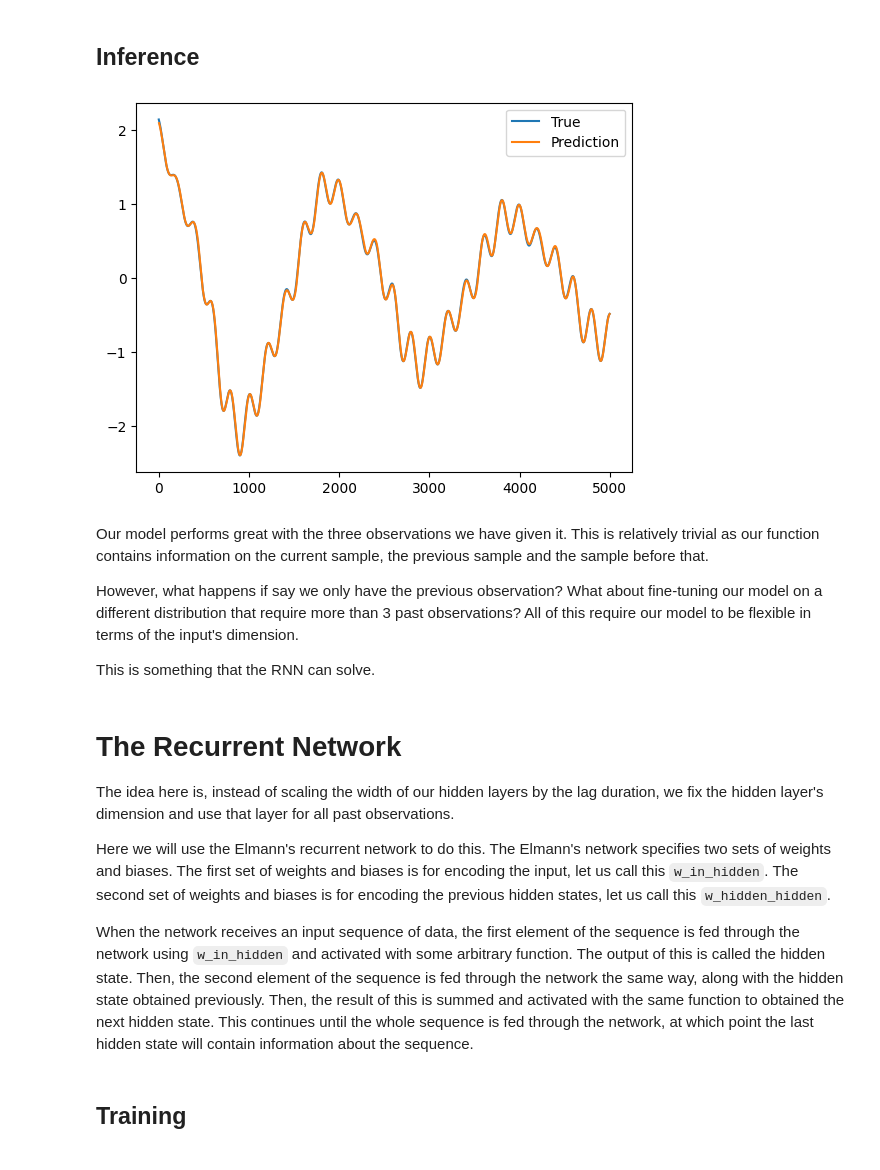
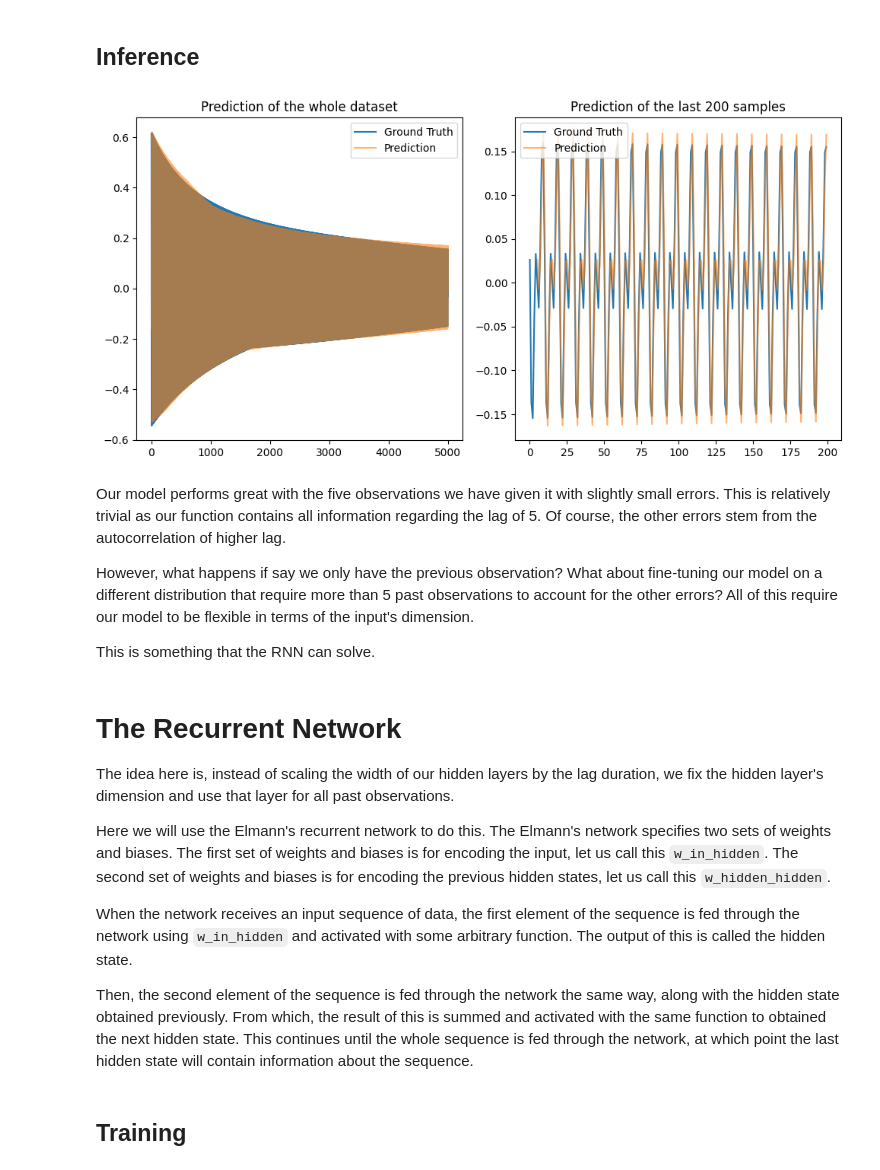
Before and after one commit to Ngoc-Cac/Deep-Learning-with-PyTorch, a Jupyter notebook: Topics/Recurrent Neural Network/Simple RNN/1. RNN.ipynb, the cells around one changed output. Saved outputs shown, nothing was run; the diff lists cells and outputs as text; code cells hidden in the pictures.

```diff
--- a/Topics/Recurrent Neural Network/Simple RNN/1. RNN.ipynb
+++ b/Topics/Recurrent Neural Network/Simple RNN/1. RNN.ipynb
@@ -118,0 +106,8 @@ test_loader = DataLoader(test_set, batch_size, True)
+# %%
+dataset = WaveDataset(data, 5)
+
+train_idx = torch.arange(0, len(dataset) * .8, dtype=torch.int32)
+test_idx = torch.arange(train_idx[-1] + 1, len(dataset))
+
+train_set = Subset(dataset, train_idx)
+test_set = Subset(dataset, test_idx)
@@ -125,7 +125,7 @@ Let's build a simple MLP model to predict the sequential data. Because the model
 # %%
 mlp_model = nn.Sequential(
     nn.Flatten(),
-    nn.Linear(3, 32),
+    nn.Linear(5, 32),
     nn.ReLU(),
     nn.Linear(32, 32),
     nn.ReLU(),
@@ -204,21 +204,32 @@ mlp_model.eval()
 pred = []
 
 with torch.no_grad():
-    for X, _ in tqdm(DataLoader(dataset, batch_size, False)):
-        if torch.cuda.is_available():
-            X = X.cuda()
-        pred.append(mlp_model(X).cpu())
-pred = torch.concat(pred).squeeze()
+    pred = torch.concat([
+        mlp_model(X.cuda() if torch.cuda.is_available() else X).cpu()
+        for X, _ in tqdm(DataLoader(dataset, batch_size, False))
+    ]).squeeze()
 # %%
-plt.plot(data, label='Ground Truth')
-plt.plot(list(range(3, data.shape[0])), pred, label="Prediction")
-plt.legend();
+fig = plt.figure(figsize=(10, 5))
+axes = fig.subplots(1, 2)
+
+axes[0].plot(data, label='Ground Truth')
+axes[0].plot(list(range(5, data.shape[0])), pred, label="Prediction", alpha=.6)
+axes[0].legend()
+axes[0].set_title("Prediction of the whole dataset")
+
+
+axes[1].plot(data[4800:], label='Ground Truth')
+axes[1].plot(list(range(5, data[4800:].shape[0])), pred[4800:], label="Prediction", alpha=.6)
+axes[1].legend()
+axes[1].set_title("Prediction of the last 200 samples")
+
+fig.tight_layout();
 # %% [output]
-[figure, old version]
+[figure, new version]
 # %% [markdown]
-Our model performs great with the three observations we have given it. This is relatively trivial as our function contains information on the current sample, the previous sample and the sample before that.
+Our model performs great with the five observations we have given it with slightly small errors. This is relatively trivial as our function contains all information regarding the lag of 5. Of course, the other errors stem from the autocorrelation of higher lag.
 
-However, what happens if say we only have the previous observation? What about fine-tuning our model on a different distribution that require more than 3 past observations? All of this require our model to be flexible in terms of the input's dimension.
+However, what happens if say we only have the previous observation? What about fine-tuning our model on a different distribution that require more than 5 past observations to account for the other errors? All of this require our model to be flexible in terms of the input's dimension.
 
 This is something that the RNN can solve.
 # %% [markdown]
@@ -227,7 +238,9 @@ The idea here is, instead of scaling the width of our hidden layers by the lag d
 
 Here we will use the Elmann's recurrent network to do this. The Elmann's network specifies two sets of weights and biases. The first set of weights and biases is for encoding the input, let us call this `w_in_hidden`. The second set of weights and biases is for encoding the previous hidden states, let us call this `w_hidden_hidden`.
 
-When the network receives an input sequence of data, the first element of the sequence is fed through the network using `w_in_hidden` and activated with some arbitrary function. The output of this is called the hidden state. Then, the second element of the sequence is fed through the network the same way, along with the hidden state obtained previously. Then, the result of this is summed and activated with the same function to obtained the next hidden state. This continues until the whole sequence is fed through the network, at which point the last hidden state will contain information about the sequence.
+When the network receives an input sequence of data, the first element of the sequence is fed through the network using `w_in_hidden` and activated with some arbitrary function. The output of this is called the hidden state.
+
+Then, the second element of the sequence is fed through the network the same way, along with the hidden state obtained previously. From which, the result of this is summed and activated with the same function to obtained the next hidden state. This continues until the whole sequence is fed through the network, at which point the last hidden state will contain information about the sequence.
 # %% [markdown]
 ## Training
 # %%
```
Also changed, not shown: parts of 20 cells of this notebook.
